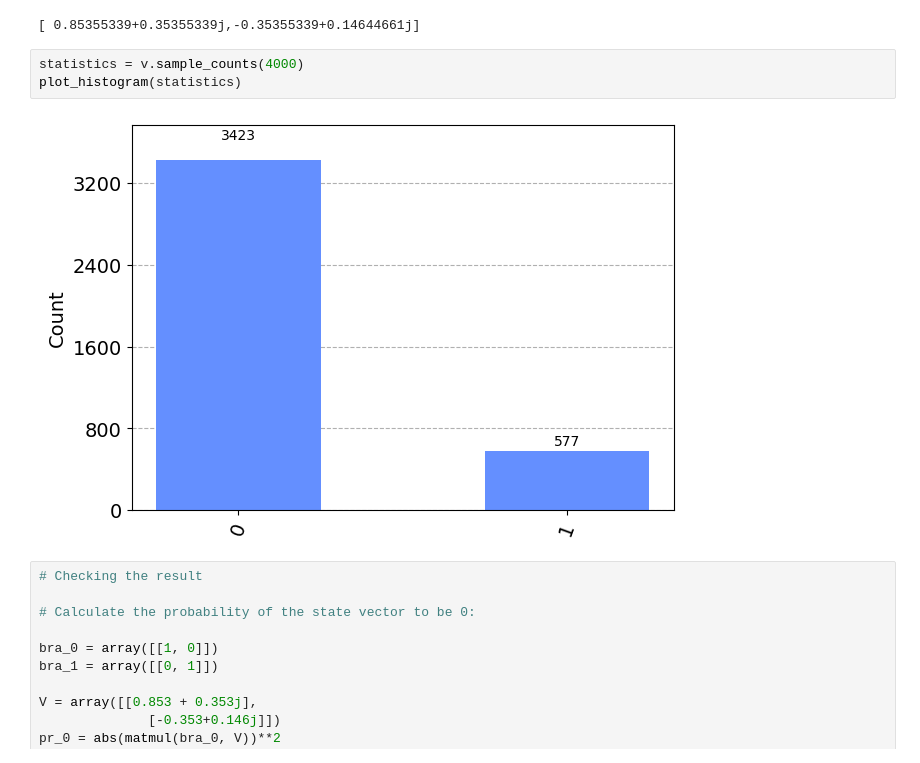
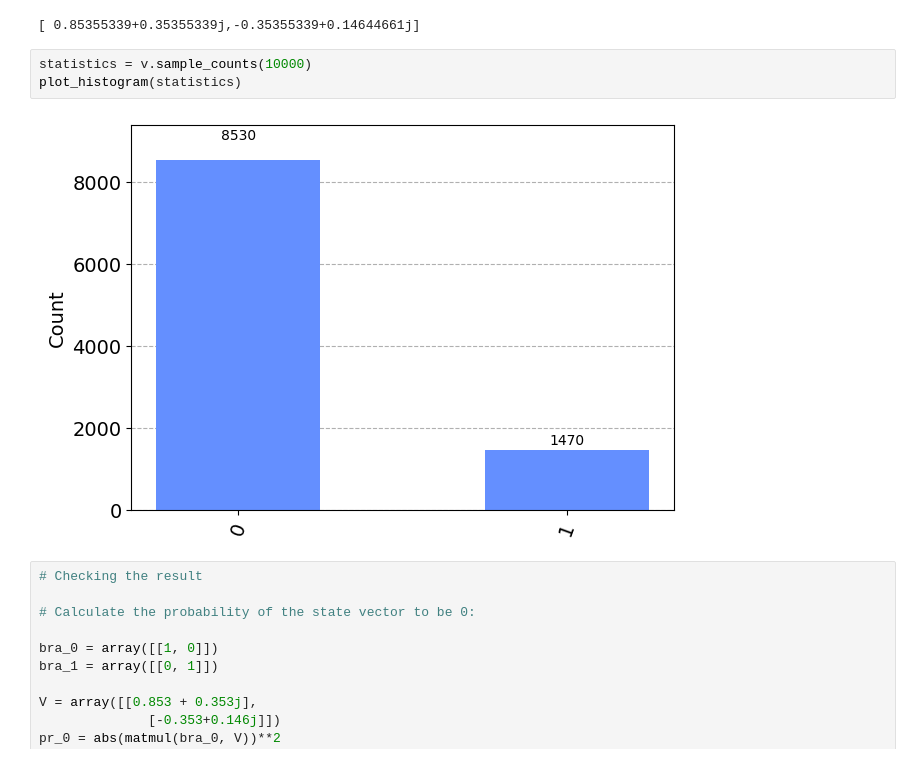
Before and after one commit to gfantonib/quantum, a Jupyter notebook: lesson_1_single_systems/03_qiskit_examples.ipynb, the cells around one changed output. Cells and saved outputs as stored; diff of their text form.

```diff
--- a/lesson_1_single_systems/03_qiskit_examples.ipynb
+++ b/lesson_1_single_systems/03_qiskit_examples.ipynb
@@ -149,10 +150,10 @@ v.draw("text")
 # %% [output]
 [ 0.85355339+0.35355339j,-0.35355339+0.14644661j]
 # %%
-statistics = v.sample_counts(4000)
+statistics = v.sample_counts(10000)
 plot_histogram(statistics)
 # %% [output]
-[figure, old version]
+[figure, new version]
 # %%
 # Checking the result
 
```
Also changed, not shown: parts of 2 cells of this notebook.
